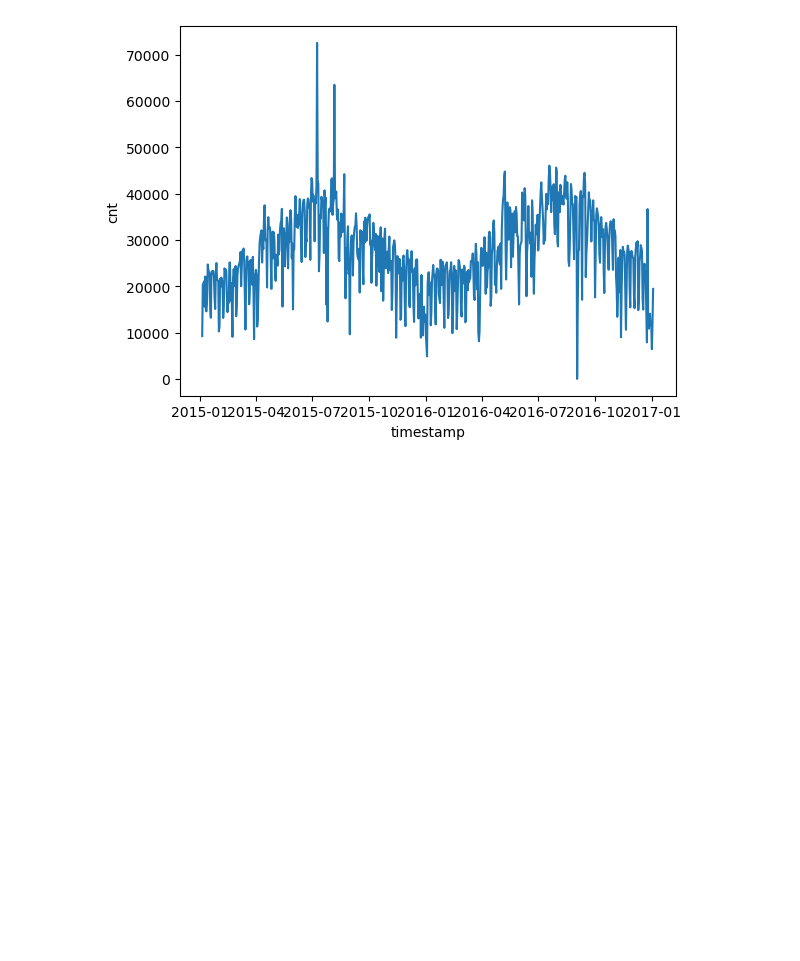
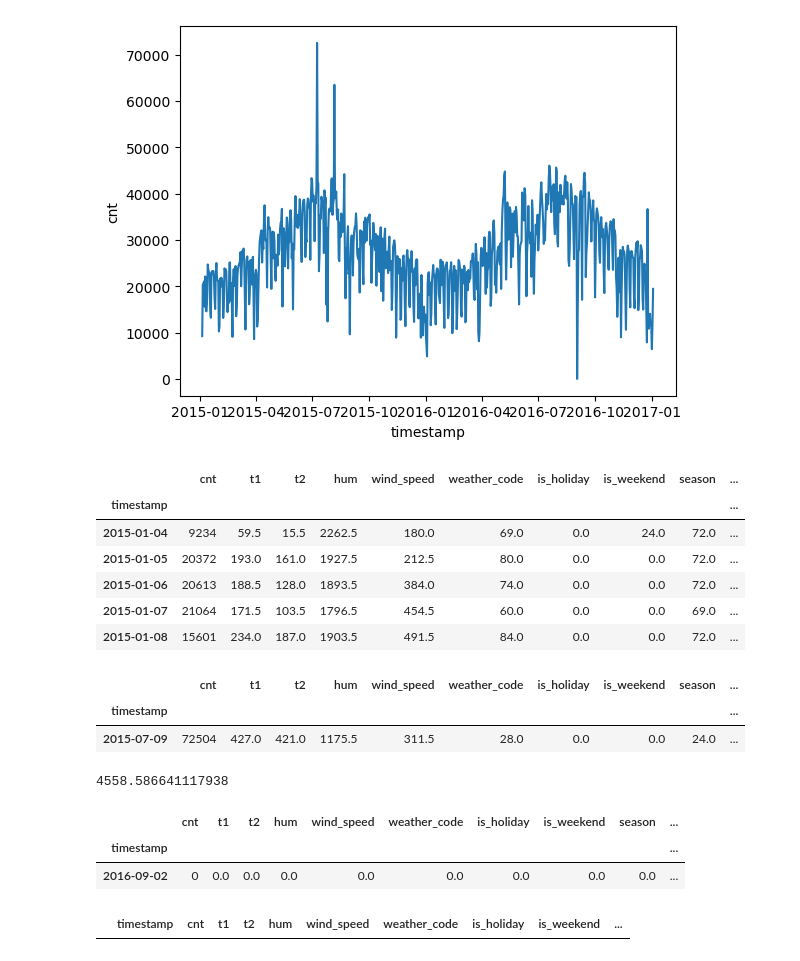
Before and after one commit to letssin/Carpov_Courses, a Jupyter notebook: Statistics/statistics_lesson3_tasks.ipynb, the cells around one changed output. Saved outputs shown, nothing was run; the diff lists cells and outputs as text; code cells hidden in the pictures; blank space fills up the shorter version.

```diff
--- a/Statistics/statistics_lesson3_tasks.ipynb
+++ b/Statistics/statistics_lesson3_tasks.ipynb
@@ -55,3 +65,27 @@ sns.lineplot(data=resampled, x="timestamp", y="cnt")
 # %% [output]
 <AxesSubplot:xlabel='timestamp', ylabel='cnt'>
 [figure]
+# %%
+resampled['rolling_mean_cnt'] = resampled.cnt.rolling(3).mean()
+resampled['mean_diff'] = resampled['cnt'] - resampled['rolling_mean_cnt']
+# %%
+resampled.head()
+# %% [output]
+|  | cnt | t1 | t2 | hum | wind_speed | weather_code | is_holiday | is_weekend | season | ... |
+| timestamp |  |  |  |  |  |  |  |  |  | ... |
+| 2015-01-04 | 9234 | 59.5 | 15.5 | 2262.5 | 180.0 | 69.0 | 0.0 | 24.0 | 72.0 | ... |
+| 2015-01-05 | 20372 | 193.0 | 161.0 | 1927.5 | 212.5 | 80.0 | 0.0 | 0.0 | 72.0 | ... |
+| 2015-01-06 | 20613 | 188.5 | 128.0 | 1893.5 | 384.0 | 74.0 | 0.0 | 0.0 | 72.0 | ... |
+| 2015-01-07 | 21064 | 171.5 | 103.5 | 1796.5 | 454.5 | 60.0 | 0.0 | 0.0 | 69.0 | ... |
+| 2015-01-08 | 15601 | 234.0 | 187.0 | 1903.5 | 491.5 | 84.0 | 0.0 | 0.0 | 72.0 | ... |
+# %%
+resampled.query("timestamp == '2015-07-09'")
+# %% [output]
+|  | cnt | t1 | t2 | hum | wind_speed | weather_code | is_holiday | is_weekend | season | ... |
+| timestamp |  |  |  |  |  |  |  |  |  | ... |
+| 2015-07-09 | 72504 | 427.0 | 421.0 | 1175.5 | 311.5 | 28.0 | 0.0 | 0.0 | 24.0 | ... |
+# %%
+std = np.std(resampled['mean_diff'])
+std
+# %% [output]
+4558.586641117938
@@ -57,0 +95,10 @@ sns.lineplot(data=resampled, x="timestamp", y="cnt")
+# %%
+resampled.query("timestamp == '2016-09-02'")
+# %% [output]
+|  | cnt | t1 | t2 | hum | wind_speed | weather_code | is_holiday | is_weekend | season | ... |
+| timestamp |  |  |  |  |  |  |  |  |  | ... |
+| 2016-09-02 | 0 | 0.0 | 0.0 | 0.0 | 0.0 | 0.0 | 0.0 | 0.0 | 0.0 | ... |
+# %%
+london.query("timestamp == '2016-09-02'")
+# %% [output]
+|  | timestamp | cnt | t1 | t2 | hum | wind_speed | weather_code | is_holiday | is_weekend | ... |
```
Also changed, not shown: parts of 2 cells of this notebook, 3 other files.
